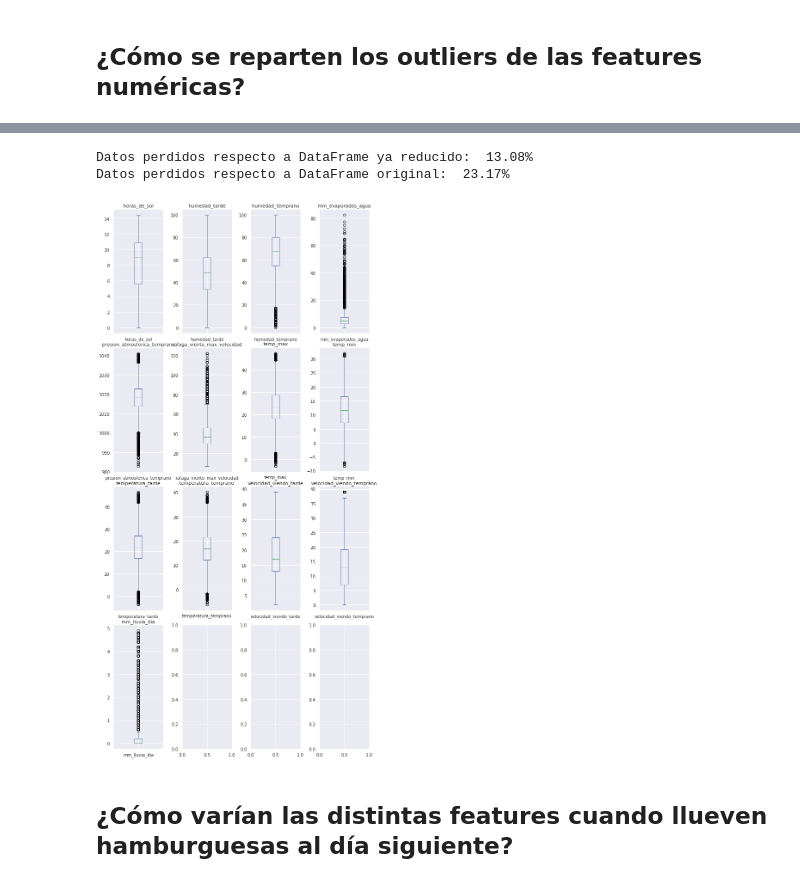
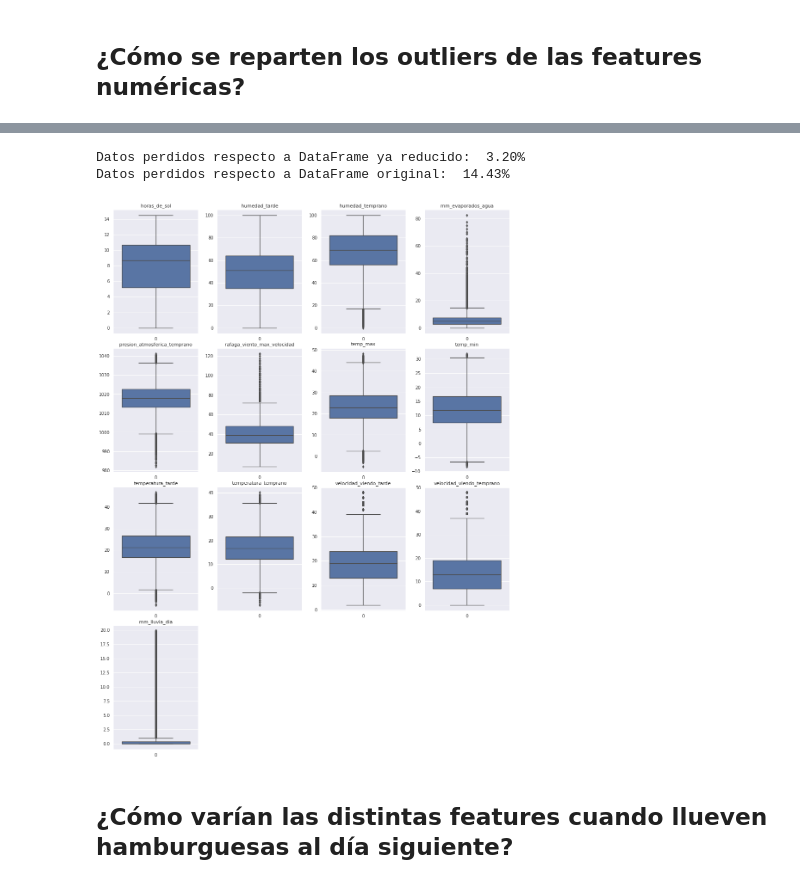
Before and after one commit to fdelu/orga-de-datos, a Jupyter notebook: TP1.ipynb, the cells around one changed output, grey strips where cells are left out. Cells and saved outputs as stored; diff of their text form; code cells hidden in the pictures.

```diff
--- a/TP1.ipynb
+++ b/TP1.ipynb
@@ -180,8 +180,23 @@ Vamos a dejar los NaN de estas columnas como un valor posible más.
 # %% [markdown]
 ## ¿Cómo se reparten los outliers de las features numéricas?
 # %%
-features_num = ['horas_de_sol', 'humedad_tarde', 'humedad_temprano', 'mm_evaporados_agua', 'presion_atmosferica_temprano', 'rafaga_viento_max_velocidad', 'temp_max', 'temp_min', 'temperatura_tarde', 'temperatura_temprano', 'velocidad_viendo_tarde', 'velocidad_viendo_temprano', 'mm_lluvia_dia']
-fig, axs = plt.subplots((len(features_num) + 4)//5, 5, figsize=(10,20))
+features_num = [
+    'horas_de_sol',
+    'humedad_tarde',
+    'humedad_temprano',
+    'mm_evaporados_agua',
+    'presion_atmosferica_temprano',
+    'rafaga_viento_max_velocidad',
+    'temp_max',
+    'temp_min',
+    'temperatura_tarde',
+    'temperatura_temprano',
+    'velocidad_viendo_tarde',
+    'velocidad_viendo_temprano',
+    'mm_lluvia_dia'
+]
+
+fig, axs = plt.subplots((len(features_num) + 4)//5, 5, figsize=(20,20))
 fig.set_dpi(65)
 plt.tight_layout()
 
@@ -190,9 +205,9 @@ for ax, feature in zip(axs.flat, features_num):
   sns.boxplot(
       data=df[feature],
       ax=ax,
-  ).set(
-      xlabel="",
-      ylabel=""
-  )
+  ).set(xlabel="", ylabel="")
+
+for ax in axs.flat[len(features_num):]:
+    ax.axis("off")
 plt.show()
 # %% [output]
@@ -200,32 +215,37 @@ plt.show()
 # %%
 df_graf = df[
     #(df.humedad_temprano > 18) &
     #(df.mm_evaporados_agua < 14) &
     #(df.presion_atmosferica_temprano > 1000) & (df.presion_atmosferica_temprano < 1035) &
     #(df.rafaga_viento_max_velocidad < 75) &
     #(df.temp_max < 45) & (df.temp_max > 0) &
     #(df.temp_min > -6) & (df.temp_min < 30) &
     #(df.temperatura_tarde > 2) & (df.temperatura_tarde < 40) &
     #(df.temperatura_temprano < 35) & (df.temperatura_temprano > -1) &
-    (df.velocidad_viendo_tarde < 40) &
-    (df.velocidad_viendo_temprano < 40) &
-    (df.mm_lluvia_dia < 5)
+    (df.velocidad_viendo_tarde < 50) &
+    (df.velocidad_viendo_temprano < 50) &
+    (df.mm_lluvia_dia < 20)
 ]
 print(f"Datos perdidos respecto a DataFrame ya reducido: {100 - (len(df_graf)*100/len(df)) : .2f}%")
 print(f"Datos perdidos respecto a DataFrame original: {100 - (len(df_graf)*100/len(df_original)) : .2f}%")
 
-fig, axs = plt.subplots((len(features_num) + 3)//4, 4, figsize=(10,20))
+fig, axs = plt.subplots((len(features_num) + 3)//4, 4, figsize=(15,20))
 fig.set_dpi(65)
 plt.tight_layout()
 for ax, feature in zip(axs.flat, features_num):
-  ax.set_title(feature)
-  df_graf[feature].to_frame().plot(kind = 'box', ax = ax)
+    sns.boxplot(
+        data=df_graf[feature],
+        ax=ax
+    )
+    ax.set_title(feature)
 
+for ax in axs.flat[len(features_num):]:
+    ax.axis("off")
 plt.show()
 # %% [output]
-Datos perdidos respecto a DataFrame ya reducido:  13.08%
-Datos perdidos respecto a DataFrame original:  23.17%
+Datos perdidos respecto a DataFrame ya reducido:  3.20%
+Datos perdidos respecto a DataFrame original:  14.43%
-[figure, old version]
+[figure, new version]
 # %% [markdown]
 ## ¿Cómo varían las distintas features cuando llueven hamburguesas al día siguiente?
 # %%
```
Also changed, not shown: parts of 6 cells of this notebook.
